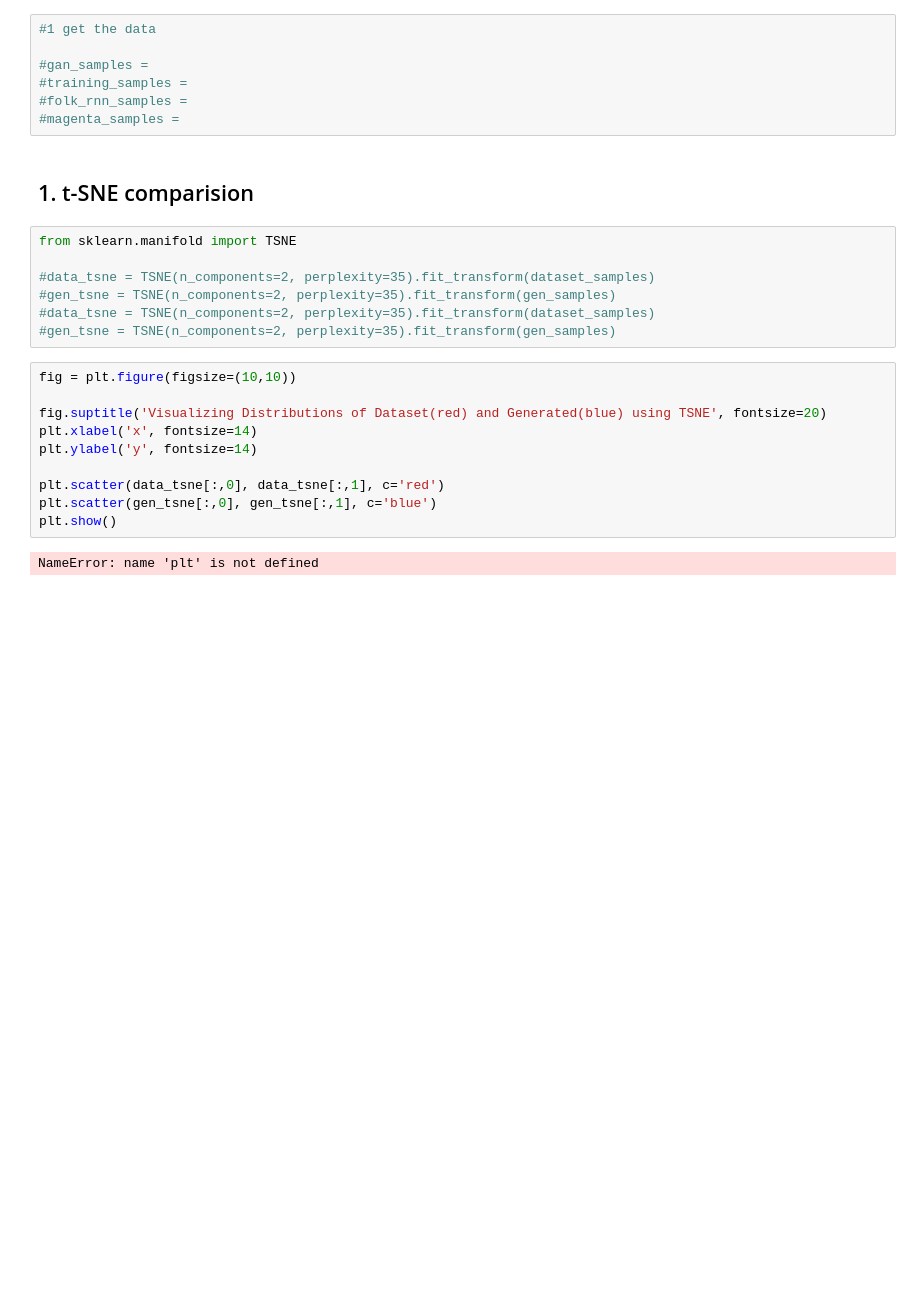
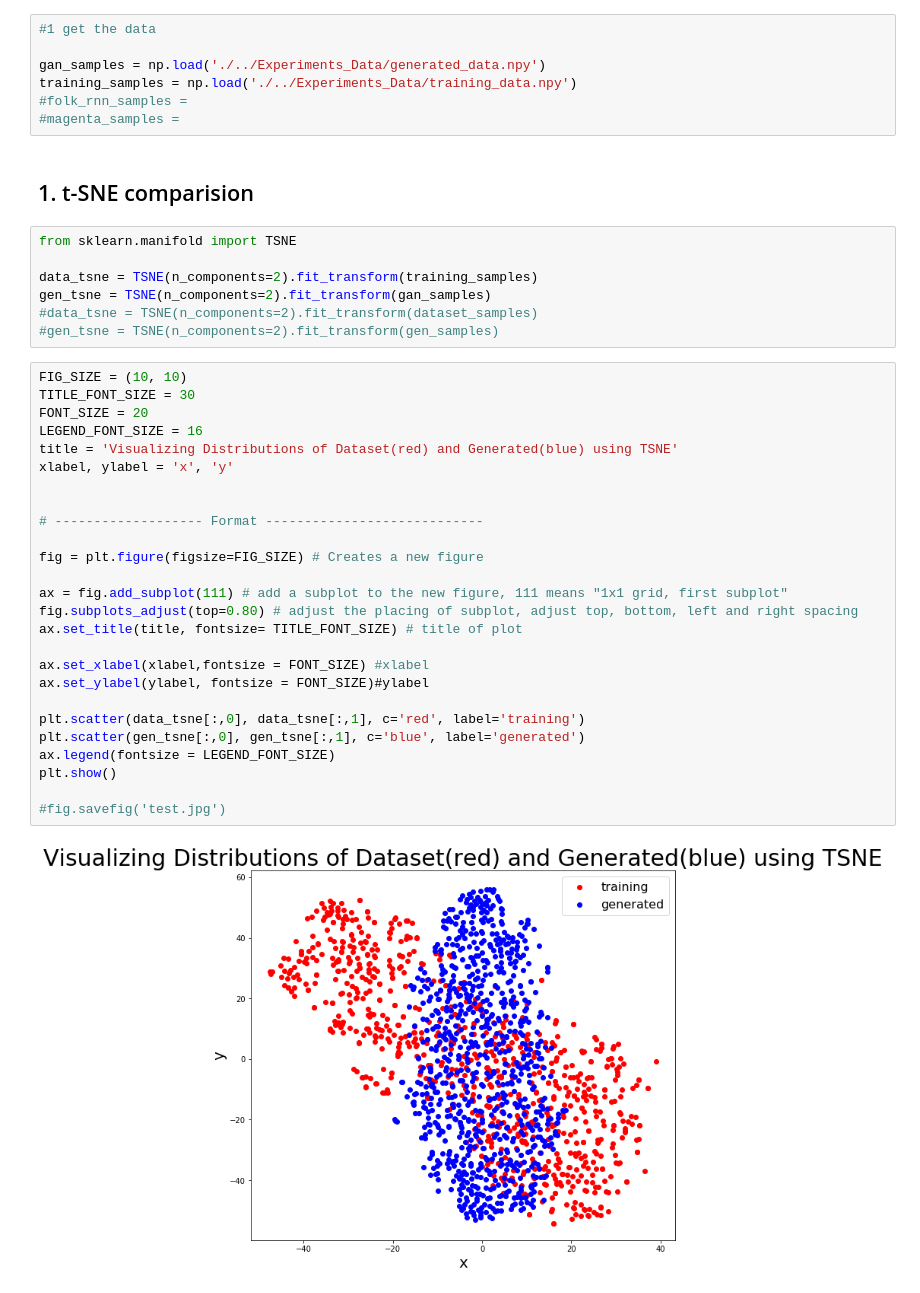
Before and after one commit to vin-nag/GANs-n-reels, a Jupyter notebook: Data/Statistics/distribution_comparision.ipynb, the cells around one changed output. Cells and saved outputs as stored; diff of their text form; blank space fills up the shorter version.

```diff
--- a/Data/Statistics/distribution_comparision.ipynb
+++ b/Data/Statistics/distribution_comparision.ipynb
@@ -3,8 +6,8 @@
 # %%
 #1 get the data
 
-#gan_samples =
-#training_samples =
+gan_samples = np.load('./../Experiments_Data/generated_data.npy')
+training_samples = np.load('./../Experiments_Data/training_data.npy')
 #folk_rnn_samples =
 #magenta_samples =
 # %% [markdown]
@@ -12,19 +15,35 @@
 # %%
 from sklearn.manifold import TSNE
 
-#data_tsne = TSNE(n_components=2, perplexity=35).fit_transform(dataset_samples)
-#gen_tsne = TSNE(n_components=2, perplexity=35).fit_transform(gen_samples)
-#data_tsne = TSNE(n_components=2, perplexity=35).fit_transform(dataset_samples)
-#gen_tsne = TSNE(n_components=2, perplexity=35).fit_transform(gen_samples)
+data_tsne = TSNE(n_components=2).fit_transform(training_samples)
+gen_tsne = TSNE(n_components=2).fit_transform(gan_samples)
+#data_tsne = TSNE(n_components=2).fit_transform(dataset_samples)
+#gen_tsne = TSNE(n_components=2).fit_transform(gen_samples)
-# %%
-fig = plt.figure(figsize=(10,10))
-
-fig.suptitle('Visualizing Distributions of Dataset(red) and Generated(blue) using TSNE', fontsize=20)
-plt.xlabel('x', fontsize=14)
-plt.ylabel('y', fontsize=14)
-
-plt.scatter(data_tsne[:,0], data_tsne[:,1], c='red')
-plt.scatter(gen_tsne[:,0], gen_tsne[:,1], c='blue')
-plt.show()
-# %% [output]
-NameError: name 'plt' is not defined
+# %%
+FIG_SIZE = (10, 10)
+TITLE_FONT_SIZE = 30
+FONT_SIZE = 20
+LEGEND_FONT_SIZE = 16
+title = 'Visualizing Distributions of Dataset(red) and Generated(blue) using TSNE'
+xlabel, ylabel = 'x', 'y'
+
+
+# ------------------- Format ----------------------------
+
+fig = plt.figure(figsize=FIG_SIZE) # Creates a new figure
+
+ax = fig.add_subplot(111) # add a subplot to the new figure, 111 means "1x1 grid, first subplot"
+fig.subplots_adjust(top=0.80) # adjust the placing of subplot, adjust top, bottom, left and right spacing
+ax.set_title(title, fontsize= TITLE_FONT_SIZE) # title of plot
+
+ax.set_xlabel(xlabel,fontsize = FONT_SIZE) #xlabel
+ax.set_ylabel(ylabel, fontsize = FONT_SIZE)#ylabel
+
+plt.scatter(data_tsne[:,0], data_tsne[:,1], c='red', label='training')
+plt.scatter(gen_tsne[:,0], gen_tsne[:,1], c='blue', label='generated')
+ax.legend(fontsize = LEGEND_FONT_SIZE)
+plt.show()
+
+#fig.savefig('test.jpg')
+# %% [output]
+[figure, added]
```
Also changed, not shown: parts of 2 cells of this notebook, 2 other files.
